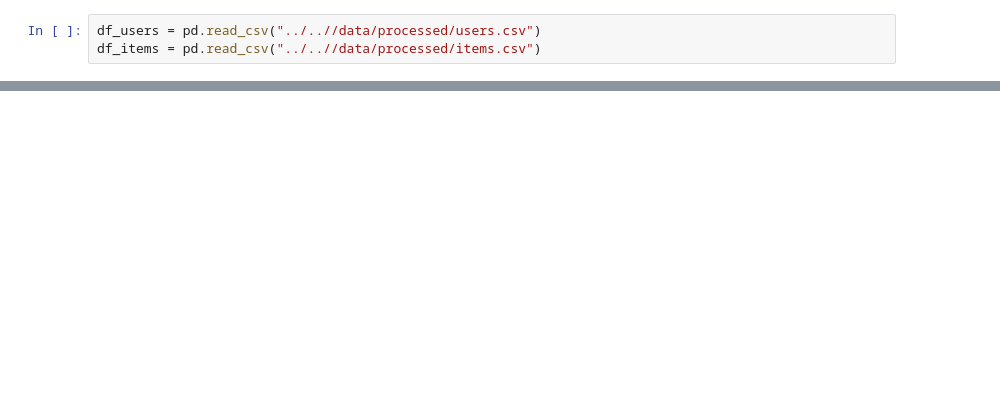
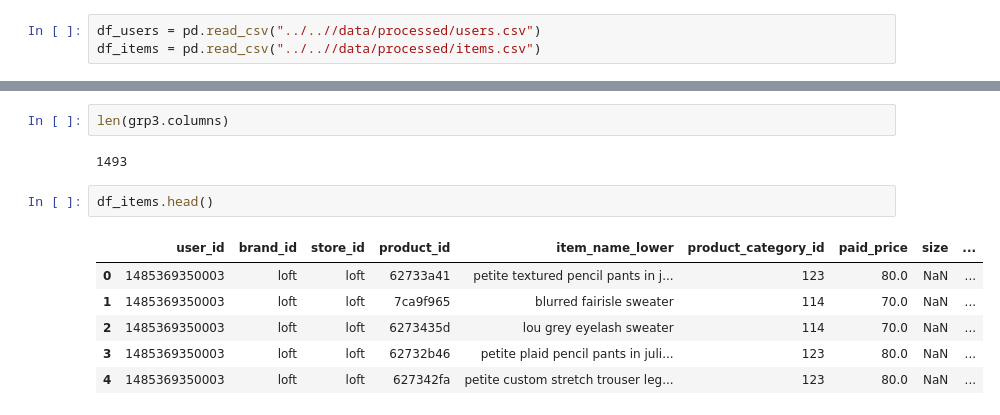
Before and after one commit to radhavrmk/caprs, a Jupyter notebook: code/notebooks/Cap2.ipynb, the cells around one changed output, grey strips where cells are left out. Saved outputs shown, nothing was run; the diff lists cells and outputs as text; blank space fills up the shorter version.

```diff
--- a/code/notebooks/Cap2.ipynb
+++ b/code/notebooks/Cap2.ipynb
@@ -59,0 +99,13 @@ df_products = df_items[]
+# %%
+len(grp3.columns)
+# %% [output]
+1493
+# %%
+df_items.head()
+# %% [output]
+|  | user_id | brand_id | store_id | product_id | item_name_lower | product_category_id | paid_price | size | ... |
+| 0 | 1485369350003 | loft | loft | 62733a41 | petite textured pencil pants in j... | 123 | 80.0 | NaN | ... |
+| 1 | 1485369350003 | loft | loft | 7ca9f965 | blurred fairisle sweater | 114 | 70.0 | NaN | ... |
+| 2 | 1485369350003 | loft | loft | 6273435d | lou grey eyelash sweater | 114 | 70.0 | NaN | ... |
+| 3 | 1485369350003 | loft | loft | 62732b46 | petite plaid pencil pants in juli... | 123 | 80.0 | NaN | ... |
+| 4 | 1485369350003 | loft | loft | 627342fa | petite custom stretch trouser leg... | 123 | 80.0 | NaN | ... |
```
Also changed, not shown: parts of 19 cells of this notebook, 1 other file.
